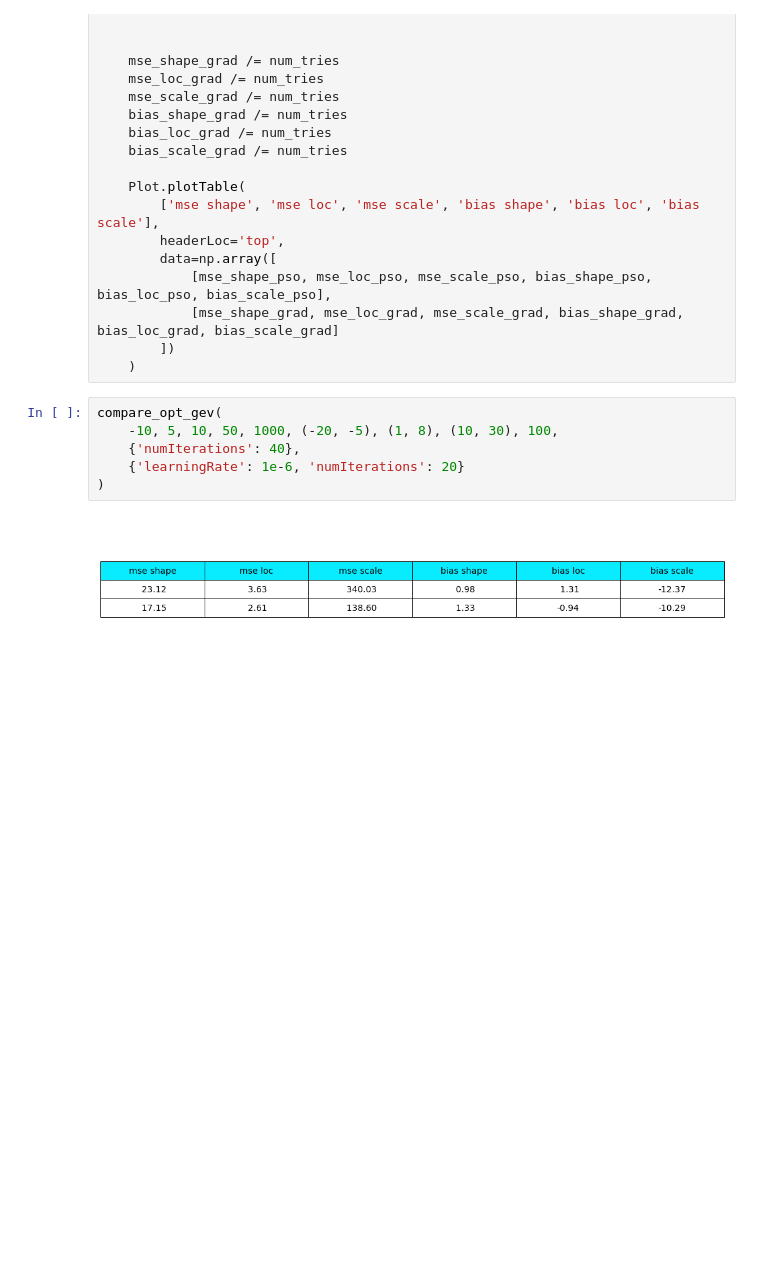
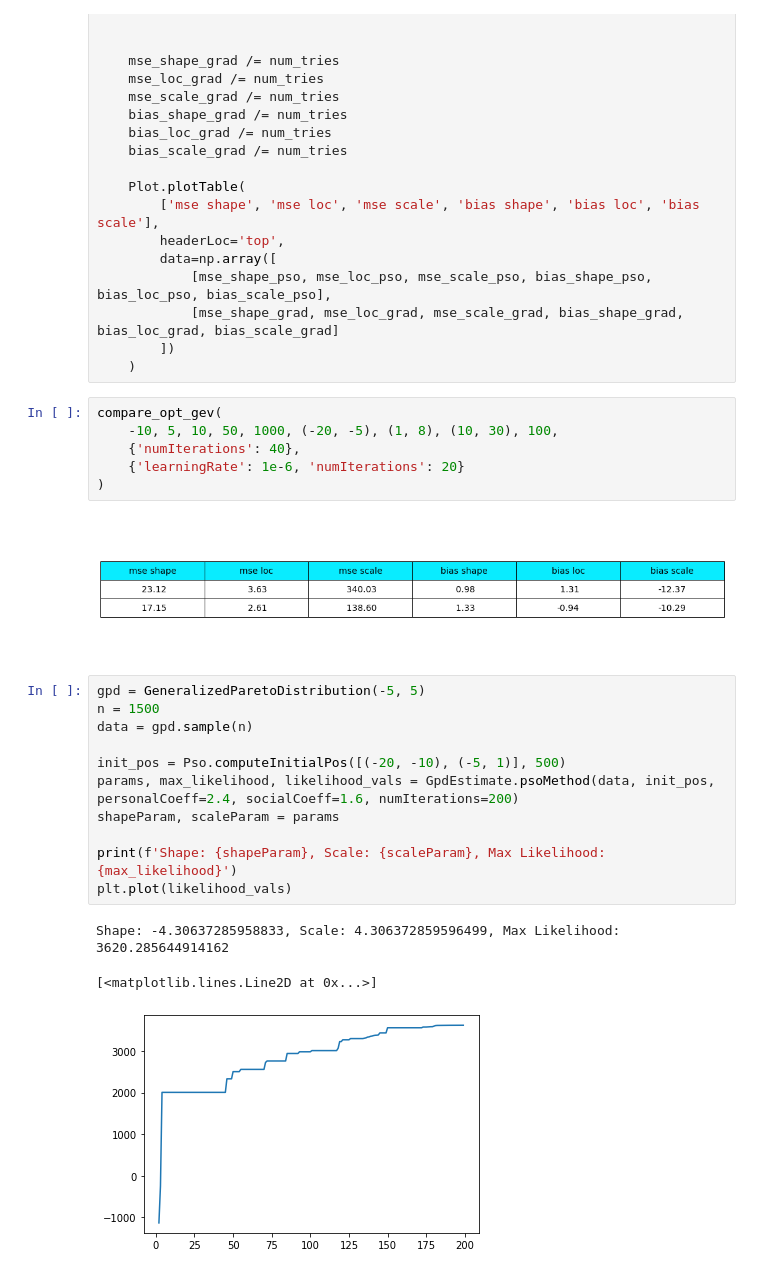
Before and after one commit to tymefighter/Forecast, a Jupyter notebook: notebooks/optimization.ipynb, the cells around one changed output. Drawn from its saved outputs; the diff is of its cells as text; blank space fills up the shorter version.

```diff
--- a/notebooks/optimization.ipynb
+++ b/notebooks/optimization.ipynb
@@ -556,3 +556,18 @@ compare_opt_gev(
 )
 # %% [output]
 [figure]
+# %%
+gpd = GeneralizedParetoDistribution(-5, 5)
+n = 1500
+data = gpd.sample(n)
+
+init_pos = Pso.computeInitialPos([(-20, -10), (-5, 1)], 500)
+params, max_likelihood, likelihood_vals = GpdEstimate.psoMethod(data, init_pos, personalCoeff=2.4, socialCoeff=1.6, numIterations=200)
+shapeParam, scaleParam = params
+
+print(f'Shape: {shapeParam}, Scale: {scaleParam}, Max Likelihood: {max_likelihood}')
+plt.plot(likelihood_vals)
+# %% [output]
+Shape: -4.30637285958833, Scale: 4.306372859596499, Max Likelihood: 3620.285644914162
+[<matplotlib.lines.Line2D at 0x...>]
+[figure, added]
```
Also changed, not shown: parts of 3 cells of this notebook, 1 other file.
